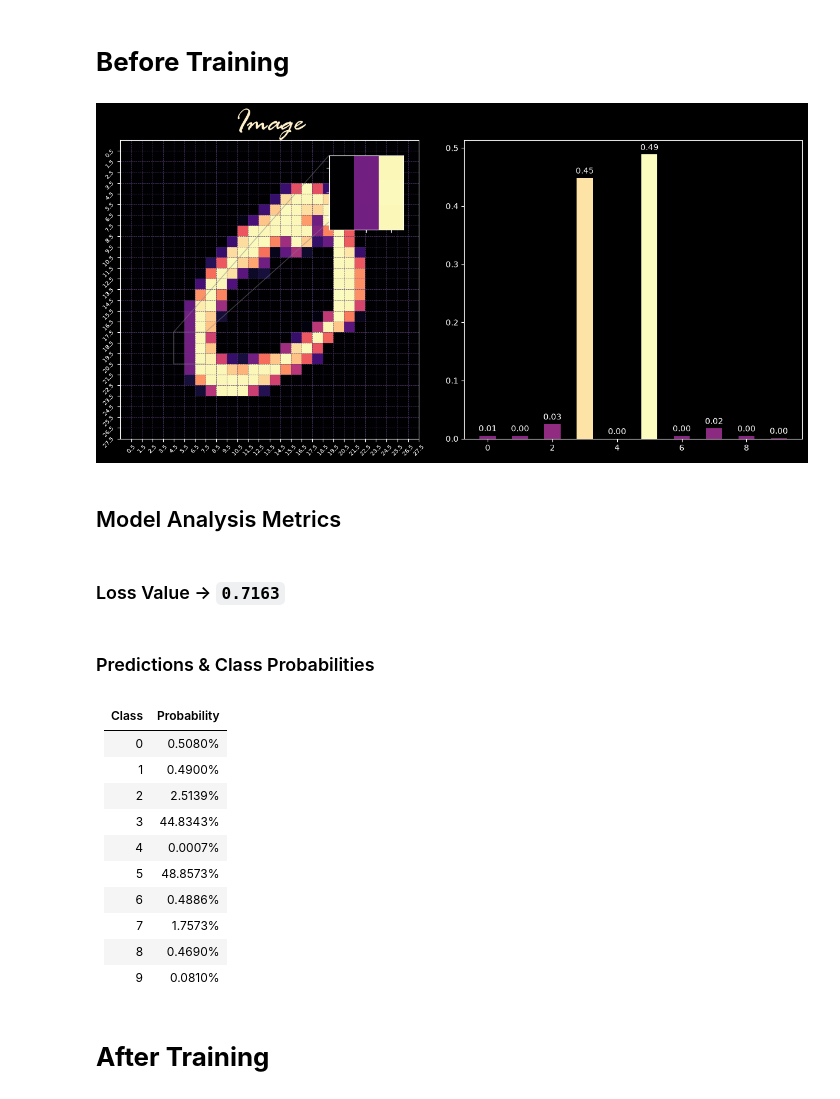
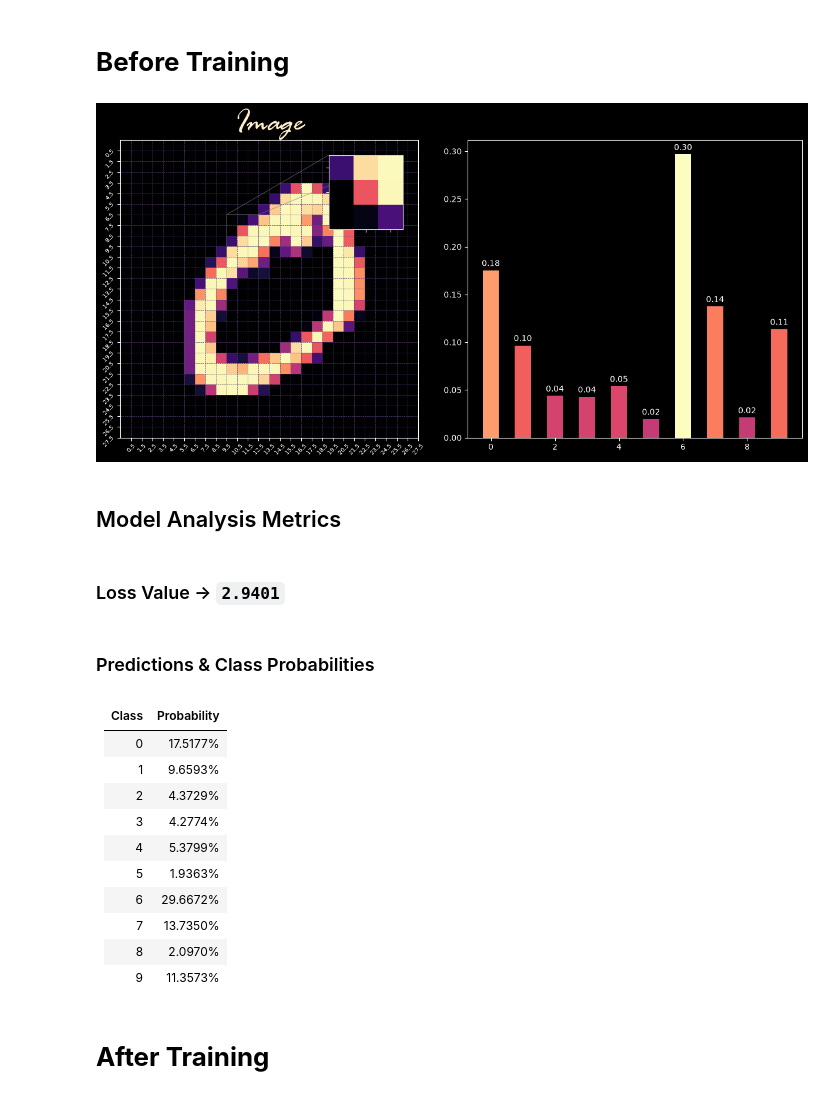
Before and after one commit to Akshat-Mishra-py/Learning-AI, a Jupyter notebook: model.ipynb, the cells around one changed output. Saved outputs shown, nothing was run; the diff lists cells and outputs as text; code cells hidden in the pictures.

Commit message:
Model-2: Accuracy: .9332

```diff
--- a/model.ipynb
+++ b/model.ipynb
@@ -97,27 +96,27 @@ def display_fig(X, probab_result, zoom_loc: list|tuple|None = None):
 # **Before Training**
 # %%
 model.compile(optimizer="adam", loss=loss_fn)
-pred = model(x_train[:1]).numpy()
-loss = loss_fn(y_train[:1], pred).numpy()
+pred = model(x_train[:2]).numpy()
+loss = loss_fn(y_train[:2], pred).numpy()
 probab_result = tf.nn.softmax(pred).numpy()
-display_fig(x_train[1], probab_result[0])
+display_fig(x_train[1], probab_result[1],[9.5, 12.5, 6.5, 9.5])
 # %% [output]
-[figure, old version]
+[figure, new version]
 ## Model Analysis Metrics
-### Loss Value &rarr; `0.7163`
+### Loss Value &rarr; `2.9401`
 ### Predictions & Class Probabilities
 |   Class | Probability   |
 |--------:|:--------------|
-|       0 | 0.5080%       |
-|       1 | 0.4900%       |
-|       2 | 2.5139%       |
-|       3 | 44.8343%      |
-|       4 | 0.0007%       |
-|       5 | 48.8573%      |
-|       6 | 0.4886%       |
-|       7 | 1.7573%       |
-|       8 | 0.4690%       |
-|       9 | 0.0810%       |
+|       0 | 17.5177%      |
+|       1 | 9.6593%       |
+|       2 | 4.3729%       |
+|       3 | 4.2774%       |
+|       4 | 5.3799%       |
+|       5 | 1.9363%       |
+|       6 | 29.6672%      |
+|       7 | 13.7350%      |
+|       8 | 2.0970%       |
+|       9 | 11.3573%      |
 # %% [markdown]
 # **After Training**
 # %%
```
Also changed, not shown: parts of 4 cells of this notebook, 1 other file.
